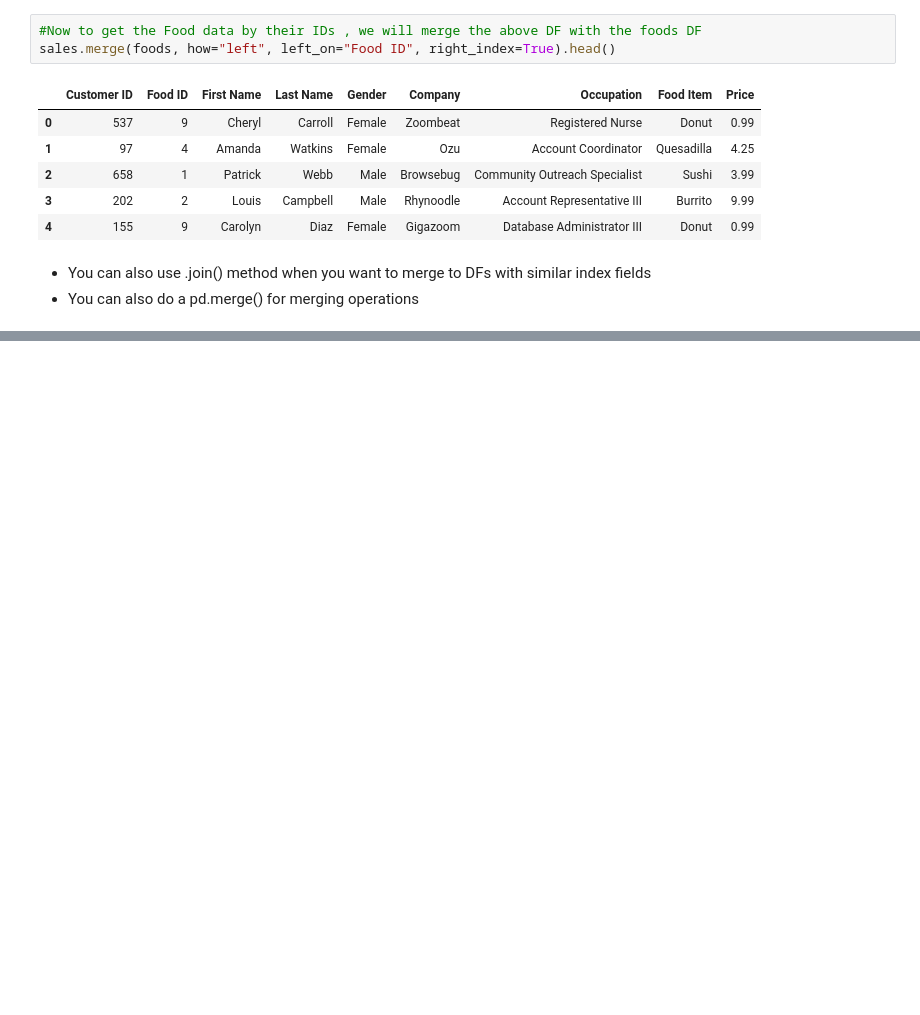
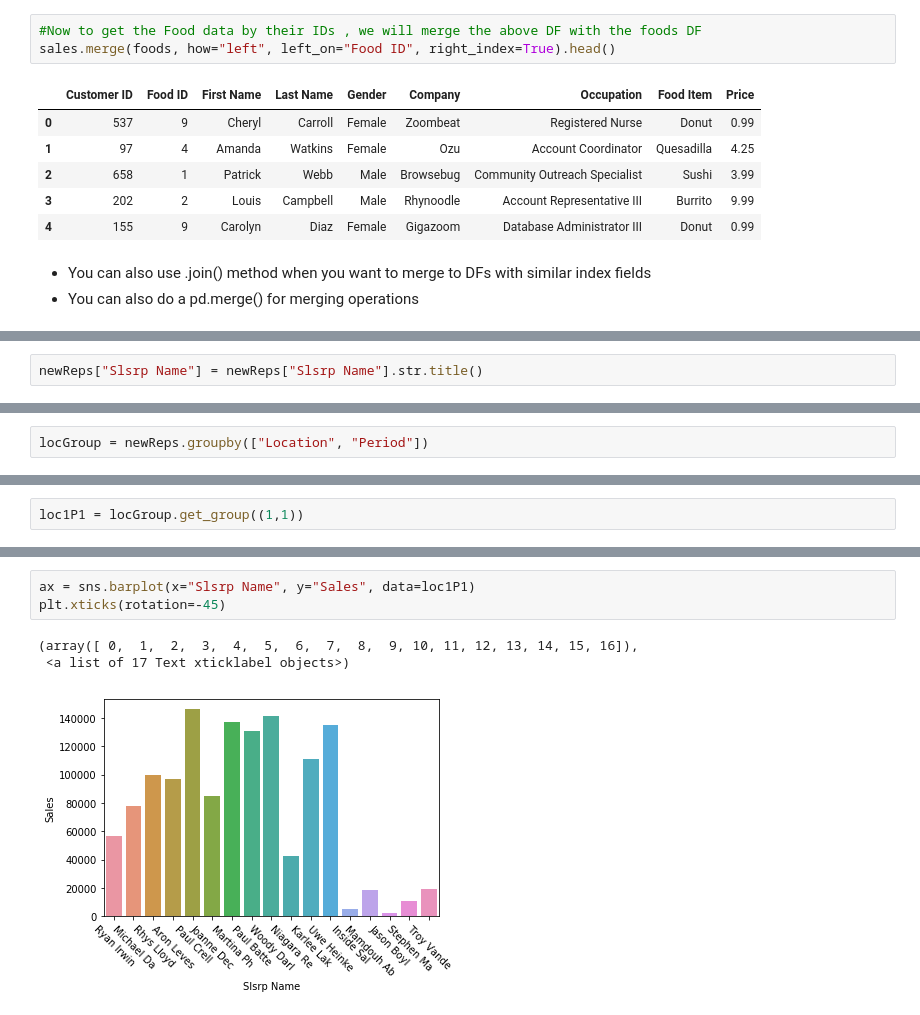
Before and after one commit to adminco/python_data_analysis, a Jupyter notebook: Concatenate_Merge_Join_Module.ipynb, the cells around one changed output, grey strips where cells are left out. Drawn from its saved outputs; the diff is of its cells as text; blank space fills up the shorter version.

```diff
--- a/Concatenate_Merge_Join_Module.ipynb
+++ b/Concatenate_Merge_Join_Module.ipynb
@@ -268,0 +489,2 @@ sales.merge(foods, how="left", left_on="Food ID", right_index=True).head()
+# %%
+newReps["Slsrp Name"] = newReps["Slsrp Name"].str.title()
@@ -268,0 +518,2 @@ sales.merge(foods, how="left", left_on="Food ID", right_index=True).head()
+# %%
+locGroup = newReps.groupby(["Location", "Period"])
@@ -268,0 +540,2 @@ sales.merge(foods, how="left", left_on="Food ID", right_index=True).head()
+# %%
+loc1P1 = locGroup.get_group((1,1))
@@ -268,0 +551,7 @@ sales.merge(foods, how="left", left_on="Food ID", right_index=True).head()
+# %%
+ax = sns.barplot(x="Slsrp Name", y="Sales", data=loc1P1)
+plt.xticks(rotation=-45)
+# %% [output]
+(array([ 0,  1,  2,  3,  4,  5,  6,  7,  8,  9, 10, 11, 12, 13, 14, 15, 16]),
+ <a list of 17 Text xticklabel objects>)
+[figure, added]
```
Also changed, not shown: parts of 41 cells of this notebook, 5 other files.
